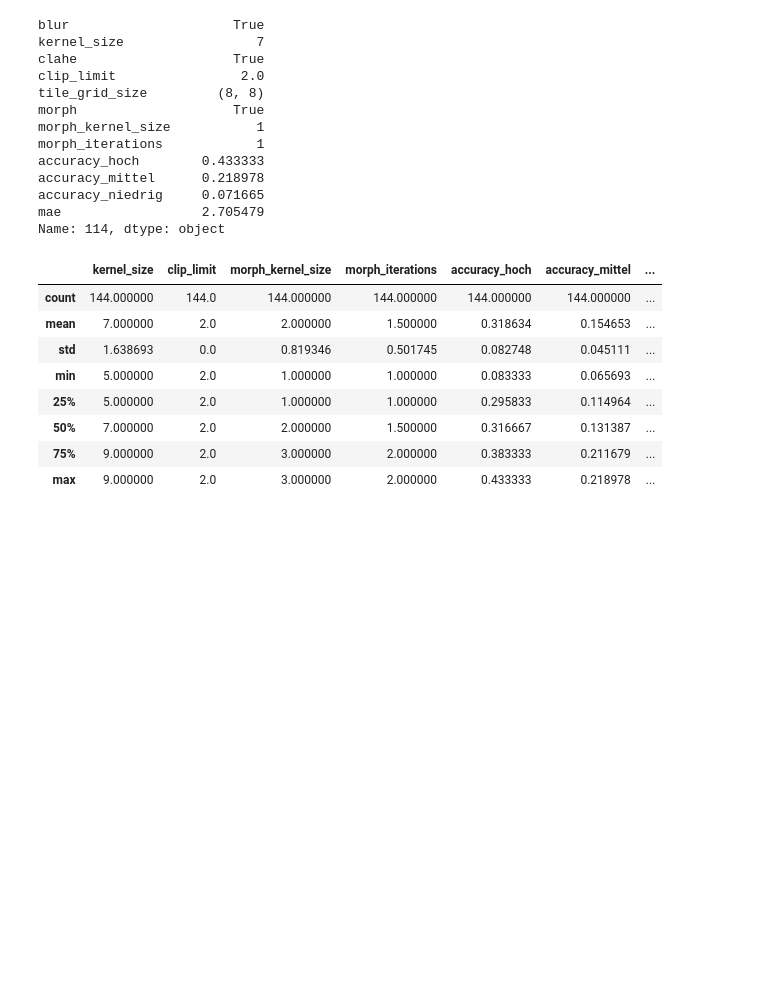
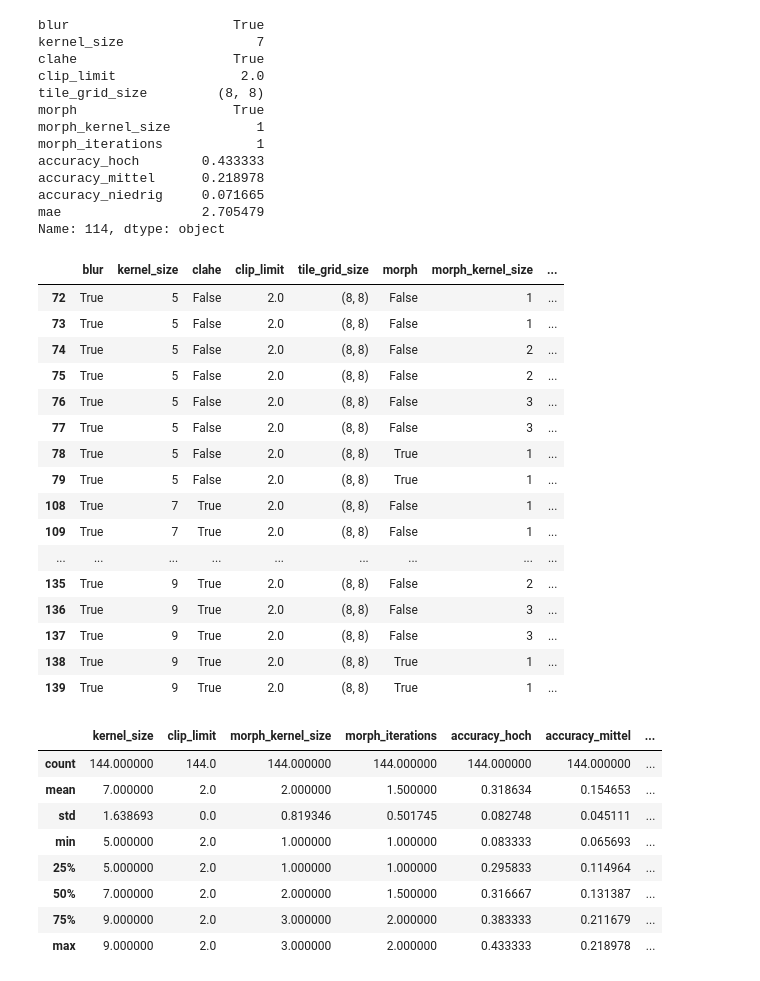
Before and after one commit to thoguenther/EasyOCR, a Jupyter notebook: 2_optim_preprocess.ipynb, the cells around one changed output. Drawn from its saved outputs; the diff is of its cells as text; code cells hidden in the pictures; blank space fills up the shorter version.

```diff
--- a/2_optim_preprocess.ipynb
+++ b/2_optim_preprocess.ipynb
@@ -48,6 +43,36 @@ accuracy_mittel      0.218978
 accuracy_niedrig     0.071665
 mae                  2.705479
 Name: 114, dtype: object
+# %%
+# Filtern der Zeilen mit Bedingung == True
+filtered_df = hyperparam_summary[hyperparam_summary['accuracy_hoch'] > 0.4]
+
+# Finden des Indexes der Zeile mit dem höchsten Wert in der 'Wert'-Spalte
+# max_index = filtered_df['accuracy_hoch']
+
+# # Extrahieren der Zeile mit dem höchsten Wert und Bedingung == True
+# max_row = hyperparam_summary.loc[max_index]
+
+# print(max_row)
+filtered_df
+# %% [output]
+|  | blur | kernel_size | clahe | clip_limit | tile_grid_size | morph | morph_kernel_size | ... |
+| 72 | True | 5 | False | 2.0 | (8, 8) | False | 1 | ... |
+| 73 | True | 5 | False | 2.0 | (8, 8) | False | 1 | ... |
+| 74 | True | 5 | False | 2.0 | (8, 8) | False | 2 | ... |
+| 75 | True | 5 | False | 2.0 | (8, 8) | False | 2 | ... |
+| 76 | True | 5 | False | 2.0 | (8, 8) | False | 3 | ... |
+| 77 | True | 5 | False | 2.0 | (8, 8) | False | 3 | ... |
+| 78 | True | 5 | False | 2.0 | (8, 8) | True | 1 | ... |
+| 79 | True | 5 | False | 2.0 | (8, 8) | True | 1 | ... |
+| 108 | True | 7 | True | 2.0 | (8, 8) | False | 1 | ... |
+| 109 | True | 7 | True | 2.0 | (8, 8) | False | 1 | ... |
+| ... | ... | ... | ... | ... | ... | ... | ... | ... |
+| 135 | True | 9 | True | 2.0 | (8, 8) | False | 2 | ... |
+| 136 | True | 9 | True | 2.0 | (8, 8) | False | 3 | ... |
+| 137 | True | 9 | True | 2.0 | (8, 8) | False | 3 | ... |
+| 138 | True | 9 | True | 2.0 | (8, 8) | True | 1 | ... |
+| 139 | True | 9 | True | 2.0 | (8, 8) | True | 1 | ... |
 # %%
 hyperparam_summary.describe()
 # %% [output]
```
Also changed, not shown: parts of 11 cells of this notebook, 2 other files.
